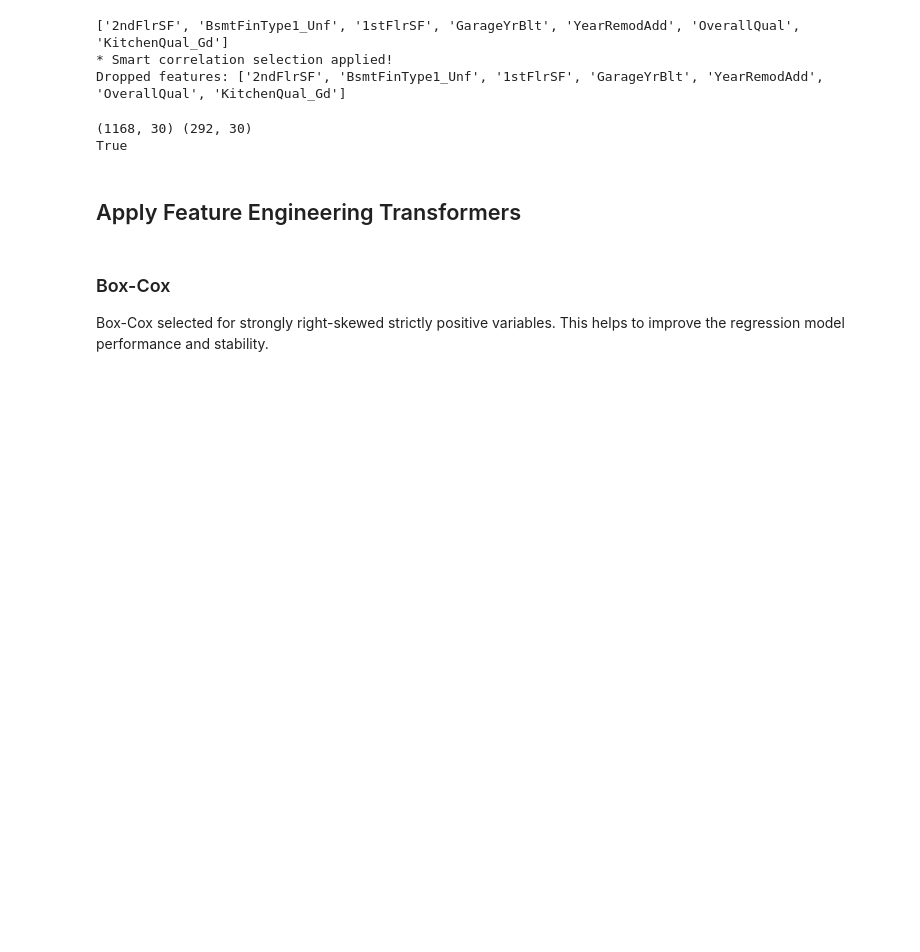
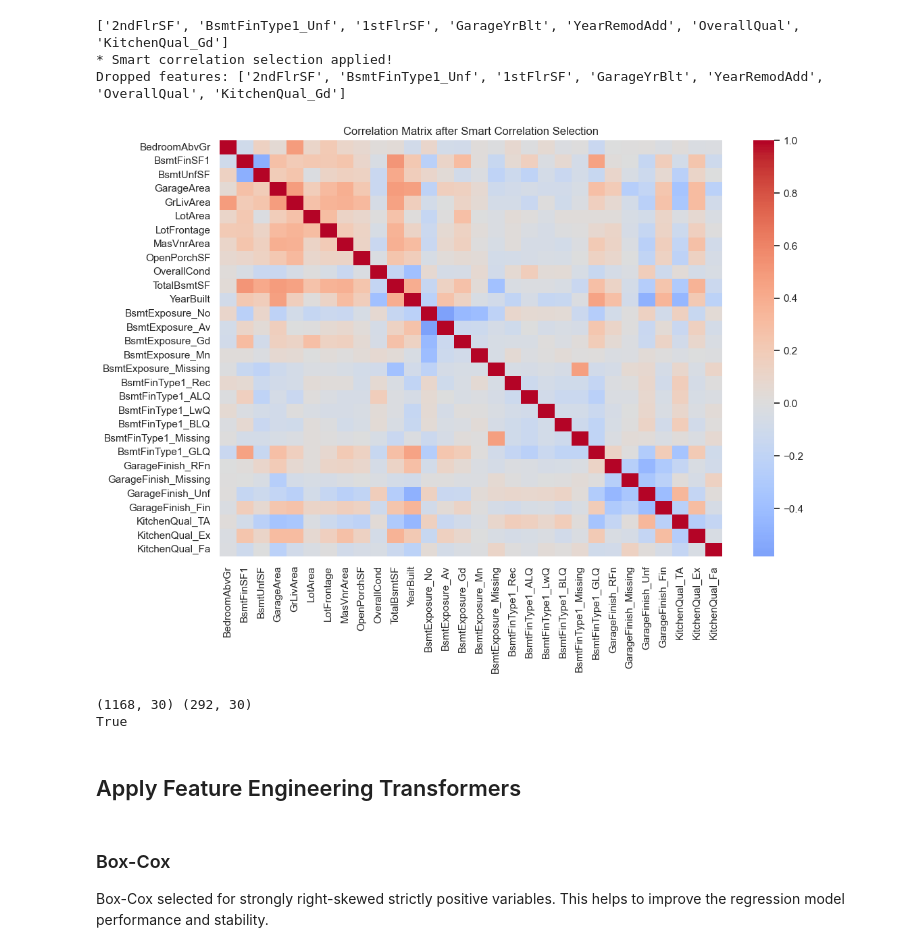
Before and after one commit to David5p/heritage-housing, a Jupyter notebook: jupyter_notebooks/FeatureEngineering.ipynb, the cells around one changed output. Drawn from its saved outputs; the diff is of its cells as text; code cells hidden in the pictures; blank space fills up the shorter version.

```diff
--- a/jupyter_notebooks/FeatureEngineering.ipynb
+++ b/jupyter_notebooks/FeatureEngineering.ipynb
@@ -276,6 +288,15 @@ print("Dropped features:", corr_sel.features_to_drop_)
 ['2ndFlrSF', 'BsmtFinType1_Unf', '1stFlrSF', 'GarageYrBlt', 'YearRemodAdd', 'OverallQual', 'KitchenQual_Gd']
 * Smart correlation selection applied!
 Dropped features: ['2ndFlrSF', 'BsmtFinType1_Unf', '1stFlrSF', 'GarageYrBlt', 'YearRemodAdd', 'OverallQual', 'KitchenQual_Gd']
+# %%
+plt.figure(figsize=(12,8))
+sns.heatmap(X_train.corr(numeric_only=True),
+            cmap="coolwarm",
+            center=0)
+plt.title("Correlation Matrix after Smart Correlation Selection")
+plt.show()
+# %% [output]
+[figure, added]
 # %%
 print(X_train.shape, X_test.shape)
 print(list(X_train.columns) == list(X_test.columns))
```
Also changed, not shown: parts of 1 cell of this notebook, 3 other files.
